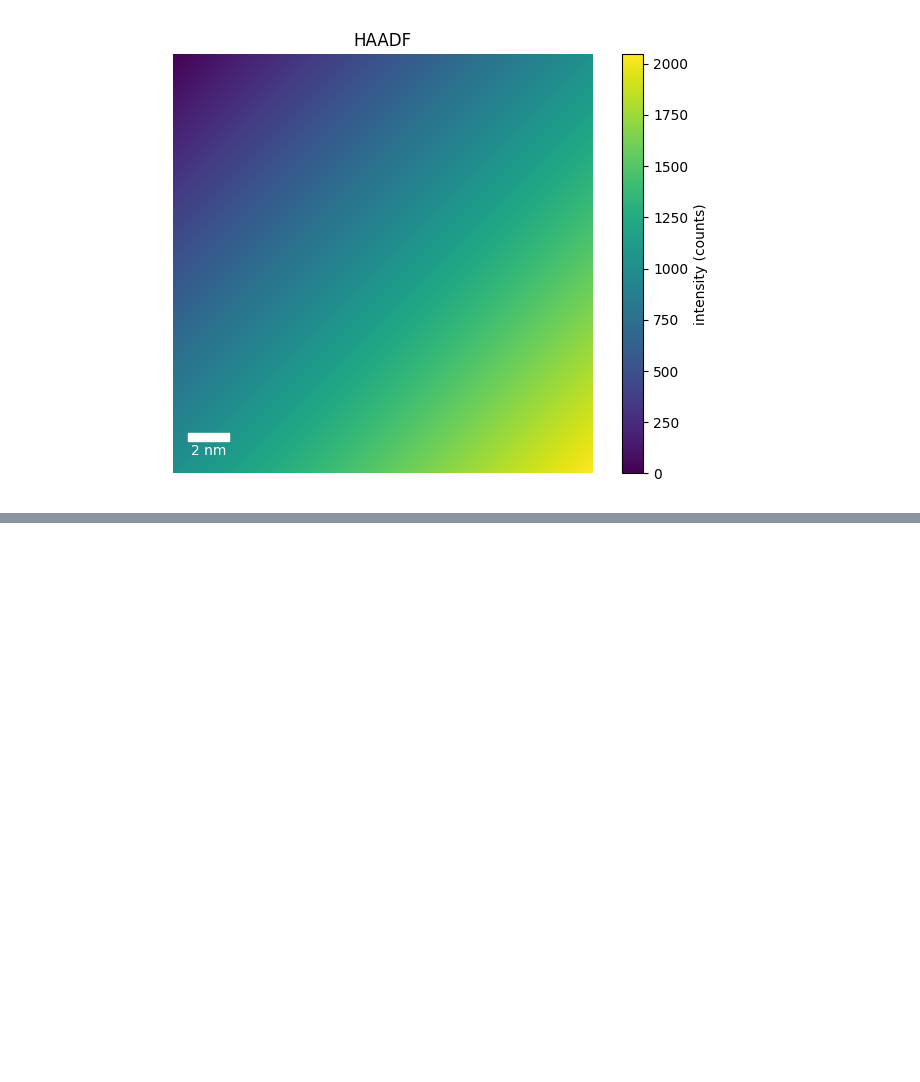
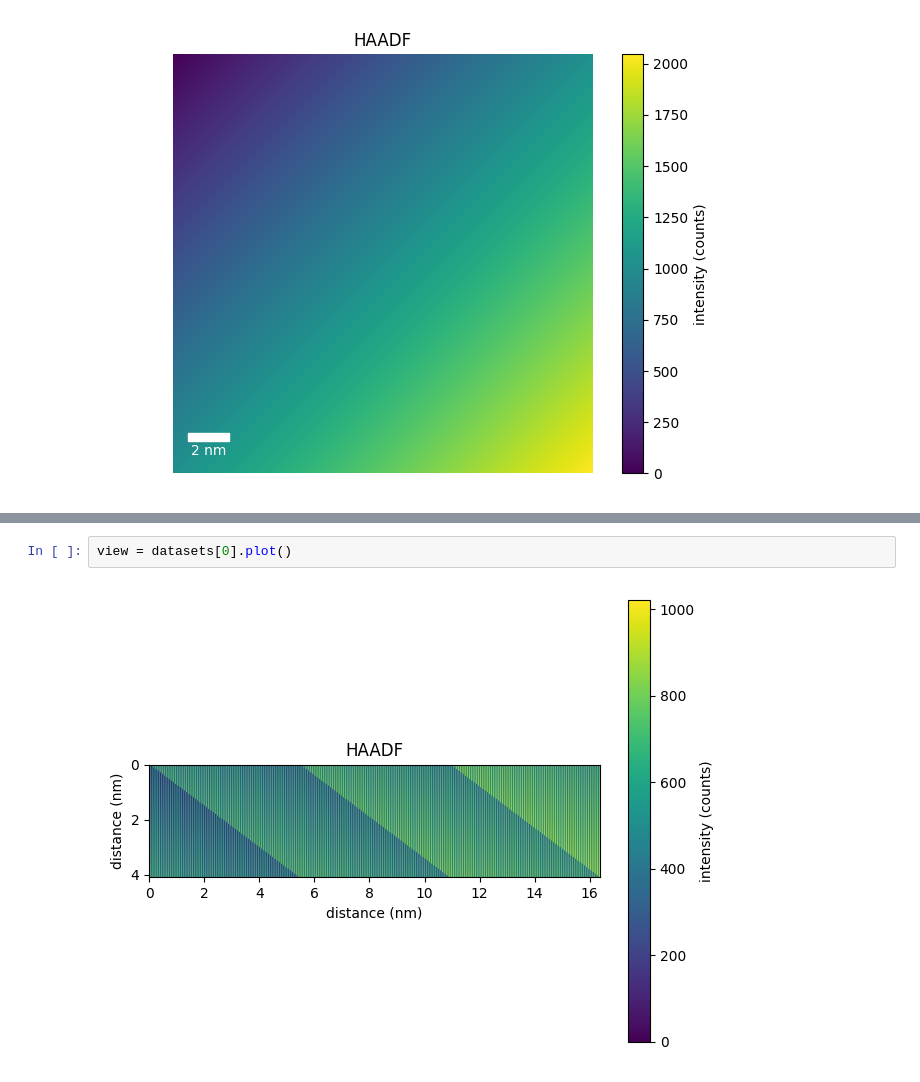
Before and after one commit to utkarshp1161/PyTango-tutorial, a Jupyter notebook: Autoscript-min-Pytango/notebooks/2_Client_AS.ipynb, the cells around one changed output, grey strips where cells are left out. Drawn from its saved outputs; the diff is of its cells as text; blank space fills up the shorter version.

```diff
--- a/Autoscript-min-Pytango/notebooks/2_Client_AS.ipynb
+++ b/Autoscript-min-Pytango/notebooks/2_Client_AS.ipynb
@@ -192,0 +363,4 @@ view = dataset.plot(scale_bar=True)
+# %%
+view = datasets[0].plot()
+# %% [output]
+[figure, added]
```
Also changed, not shown: parts of 19 cells of this notebook, 5 other files.
